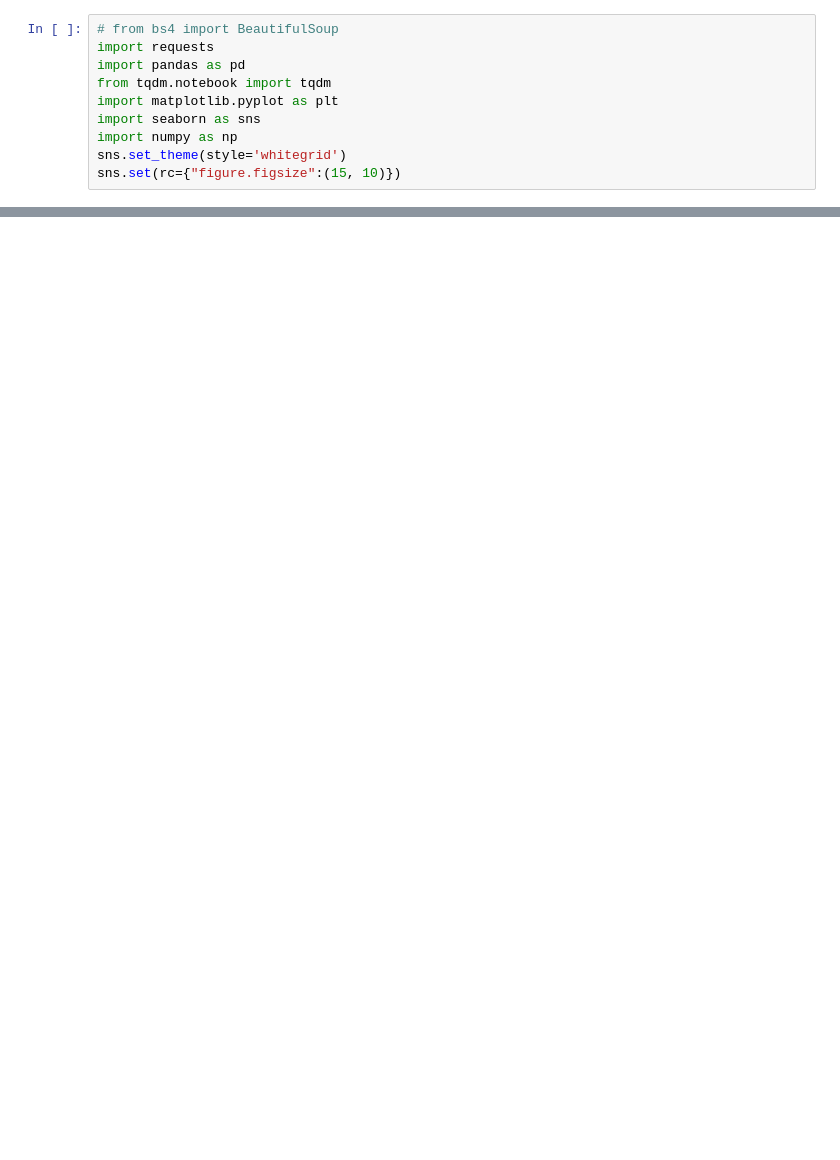
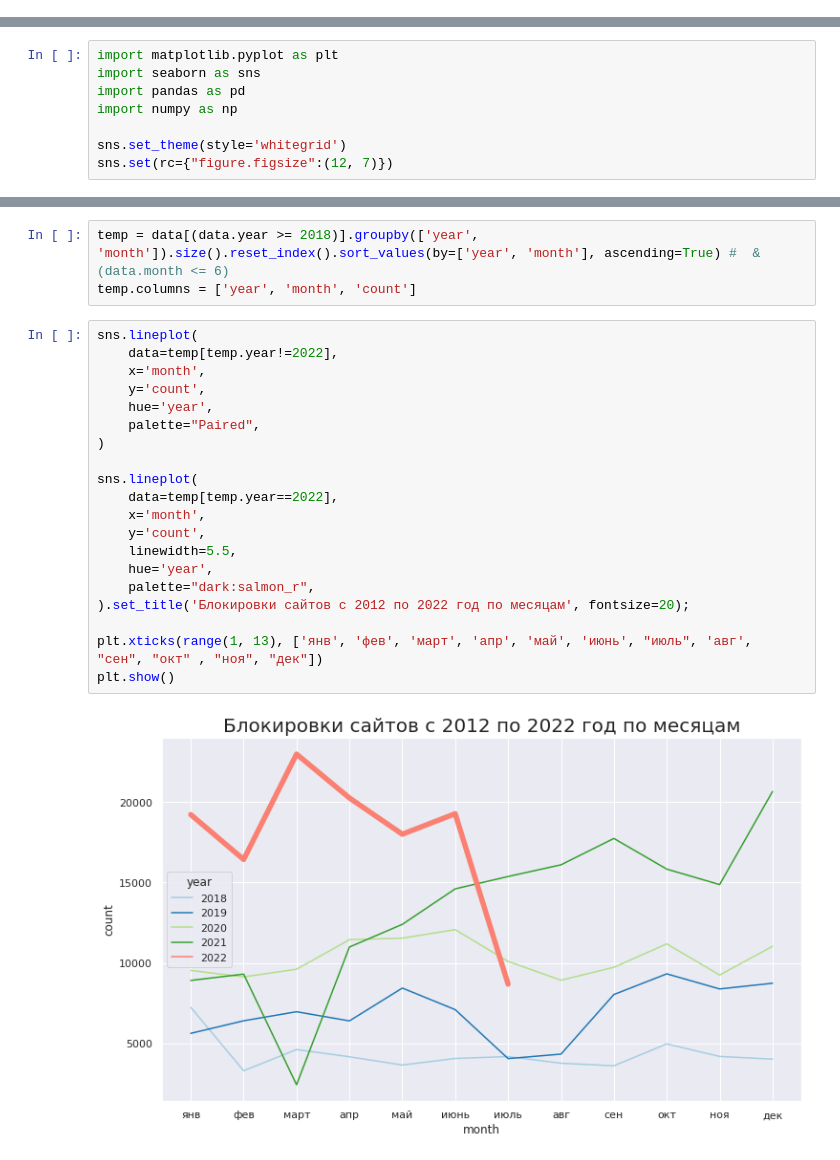
Before and after one commit to kkruglik/runet_blockings, a Jupyter notebook: scrape_data.ipynb, the cells around one changed output, grey strips where cells are left out. Saved outputs shown, nothing was run; the diff lists cells and outputs as text; blank space fills up the shorter version.

```diff
--- a/scrape_data.ipynb
+++ b/scrape_data.ipynb
@@ -1,10 +0,0 @@
-# %%
-# from bs4 import BeautifulSoup
-import requests
-import pandas as pd
-from tqdm.notebook import tqdm
-import matplotlib.pyplot as plt
-import seaborn as sns
-import numpy as np
-sns.set_theme(style='whitegrid')
-sns.set(rc={"figure.figsize":(15, 10)})
@@ -173,0 +5,8 @@ dtype: int64
+# %%
+import matplotlib.pyplot as plt
+import seaborn as sns
+import pandas as pd
+import numpy as np
+
+sns.set_theme(style='whitegrid')
+sns.set(rc={"figure.figsize":(12, 7)})
@@ -173,0 +59,25 @@ dtype: int64
+# %%
+temp = data[(data.year >= 2018)].groupby(['year', 'month']).size().reset_index().sort_values(by=['year', 'month'], ascending=True) #  & (data.month <= 6)
+temp.columns = ['year', 'month', 'count']
+# %%
+sns.lineplot(
+    data=temp[temp.year!=2022],
+    x='month',
+    y='count',
+    hue='year',
+    palette="Paired",
+)
+
+sns.lineplot(
+    data=temp[temp.year==2022],
+    x='month',
+    y='count',
+    linewidth=5.5,
+    hue='year',
+    palette="dark:salmon_r",
+).set_title('Блокировки сайтов c 2012 по 2022 год по месяцам', fontsize=20);
+
+plt.xticks(range(1, 13), ['янв', 'фев', 'март', 'апр', 'май', 'июнь', "июль", 'авг', "сен", "окт" , "ноя", "дек"])
+plt.show()
+# %% [output]
+[figure, added]
```
Also changed, not shown: parts of 37 cells of this notebook.
